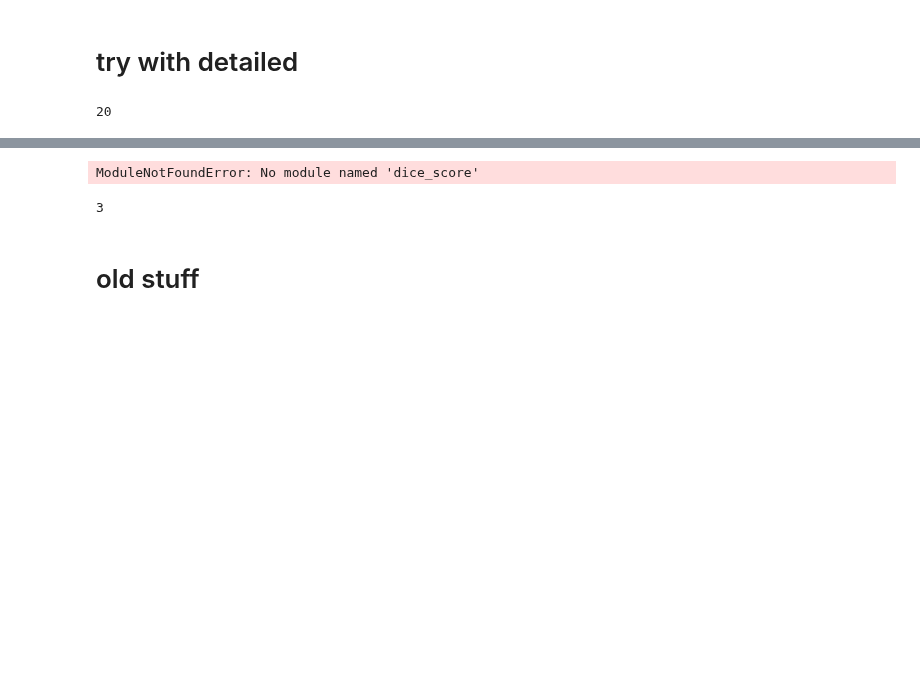
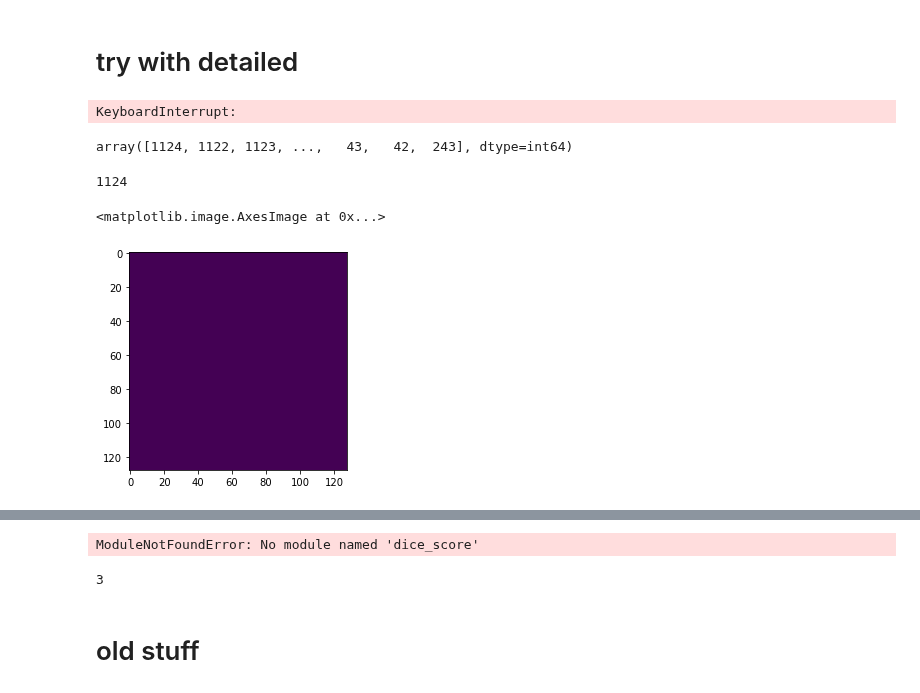
Before and after one commit to laura-rieger/segmenter, a Jupyter notebook: notebooks/Results.ipynb, the cells around one changed output, grey strips where cells are left out. Drawn from its saved outputs; the diff is of its cells as text; code cells hidden in the pictures; blank space fills up the shorter version.

```diff
--- a/notebooks/Results.ipynb
+++ b/notebooks/Results.ipynb
@@ -170,5 +154,20 @@ pool_idxs = all_train_idxs[np.maximum(1, int(init_train_ratio * n_train)) :]
-# %%
-len(x)
-# %% [output]
-20
+# %%
+evaluate(net, val_loader,device, num_classes)
+# %% [output]
+KeyboardInterrupt:
+# %%
+test_ids = aq_cost_function_loader(net, device,val_loader,)
+# %%
+test_ids
+# %% [output]
+array([1124, 1122, 1123, ...,   43,   42,  243], dtype=int64)
+# %%
+len(test_ids)
+# %% [output]
+1124
+# %%
+plt.imshow(val_set[test_ids[0]][0][0])
+# %% [output]
+<matplotlib.image.AxesImage at 0x...>
+[figure, added]
 # %%
```
Also changed, not shown: parts of 33 cells of this notebook, 6 other files.
